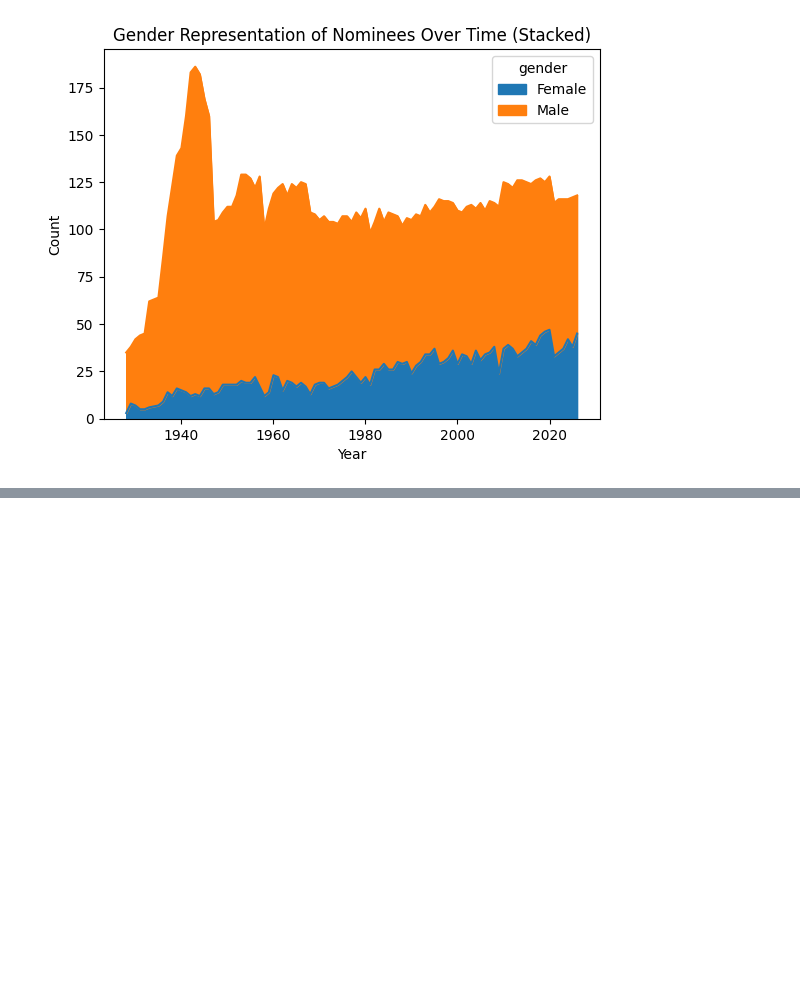
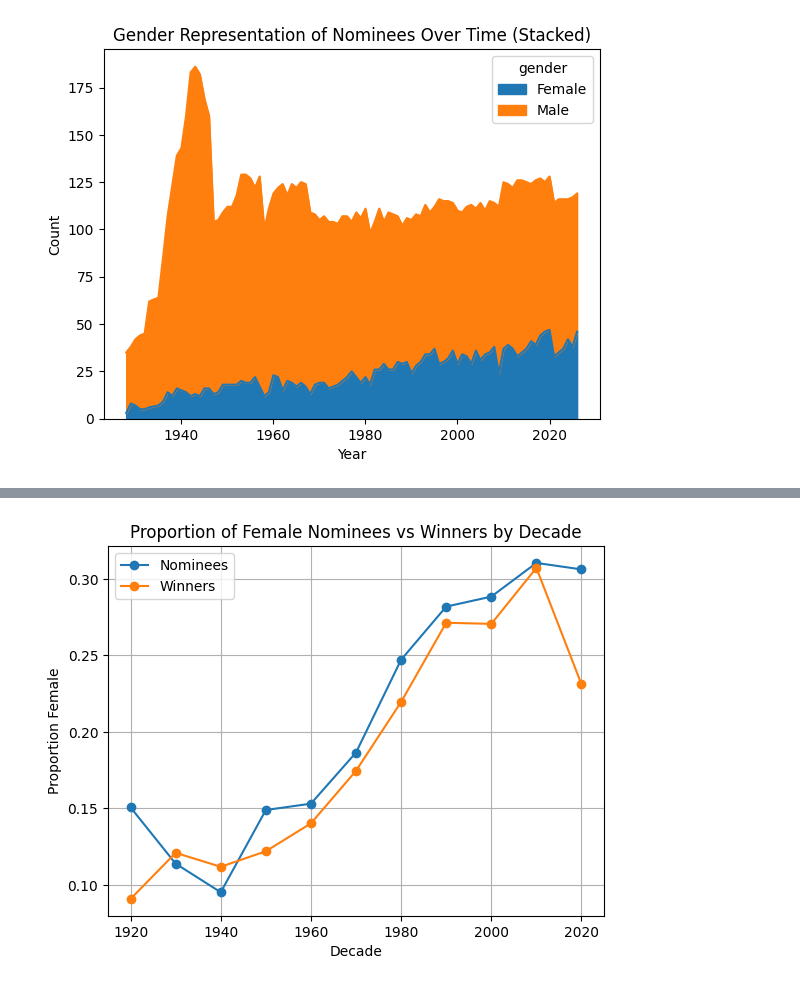
Before and after one commit to nmaharaj28/comm3180_S26_Data_Project, a Jupyter notebook: data_analysis/oscar_demographics_analysis.ipynb, the cells around one changed output, grey strips where cells are left out. Saved outputs shown, nothing was run; the diff lists cells and outputs as text; code cells hidden in the pictures; blank space fills up the shorter version.

```diff
--- a/data_analysis/oscar_demographics_analysis.ipynb
+++ b/data_analysis/oscar_demographics_analysis.ipynb
@@ -132,0 +38,27 @@ plt.show()
+# %%
+oscar_nominees['decade'] = (oscar_nominees['year_ceremony'] // 10) * 10
+
+oscar_nominees['is_female'] = oscar_nominees['gender'] == 'Female'
+
+nominees_decade = oscar_nominees.groupby('decade')['is_female'].mean()
+
+winners = oscar_nominees[oscar_nominees['winner'] == True]
+winners_decade = winners.groupby('decade')['is_female'].mean()
+
+gender_prop_plot = nominees_decade.to_frame(name='Nominees')
+gender_prop_plot['Winners'] = winners_decade
+
+plt.figure()
+
+plt.plot(gender_prop_plot.index, gender_prop_plot['Nominees'], marker='o', label='Nominees')
+plt.plot(gender_prop_plot.index, gender_prop_plot['Winners'], marker='o', label='Winners')
+
+plt.title("Proportion of Female Nominees vs Winners by Decade")
+plt.xlabel("Decade")
+plt.ylabel("Proportion Female")
+plt.legend()
+plt.grid(True)
+
+plt.show()
+# %% [output]
+[figure, added]
```
Also changed, not shown: parts of 31 cells of this notebook, 1 other file.
